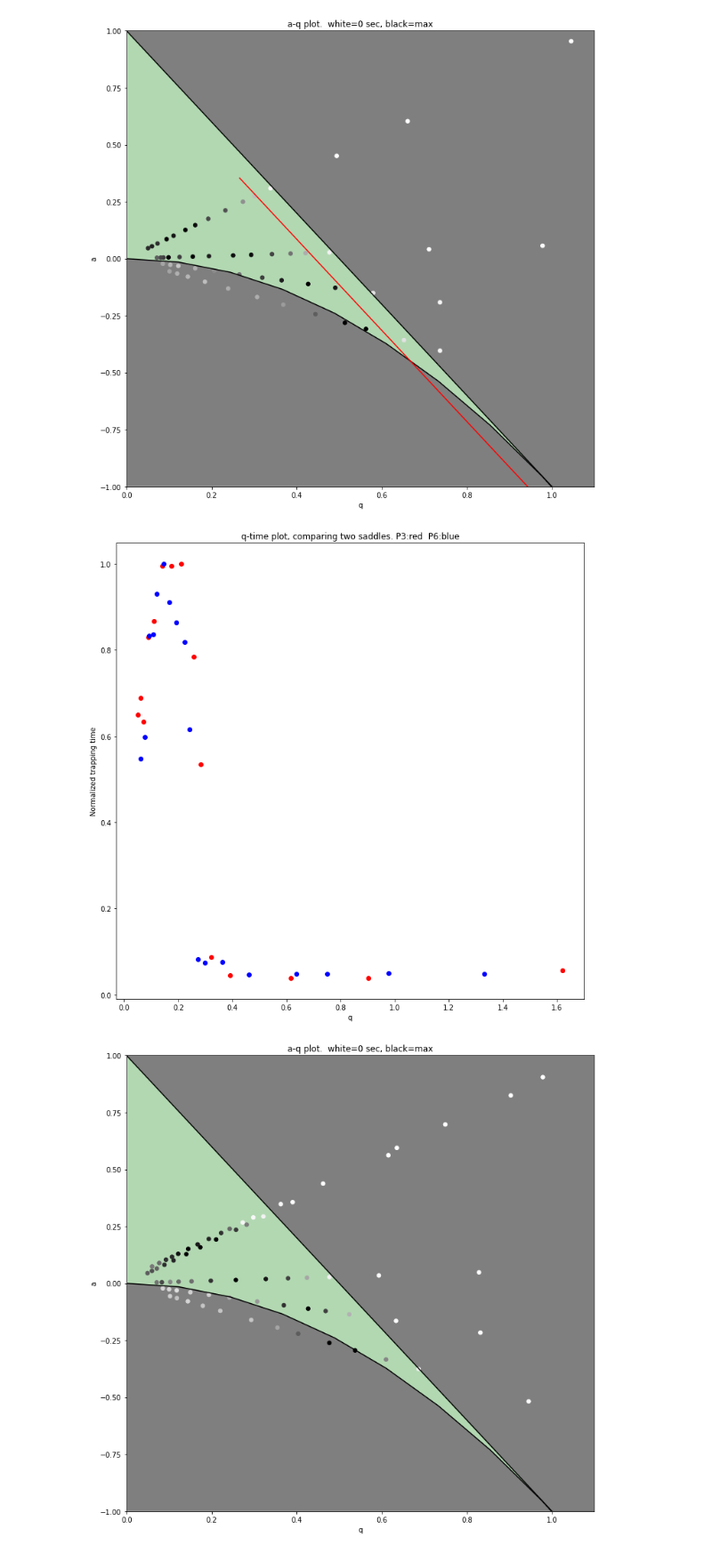
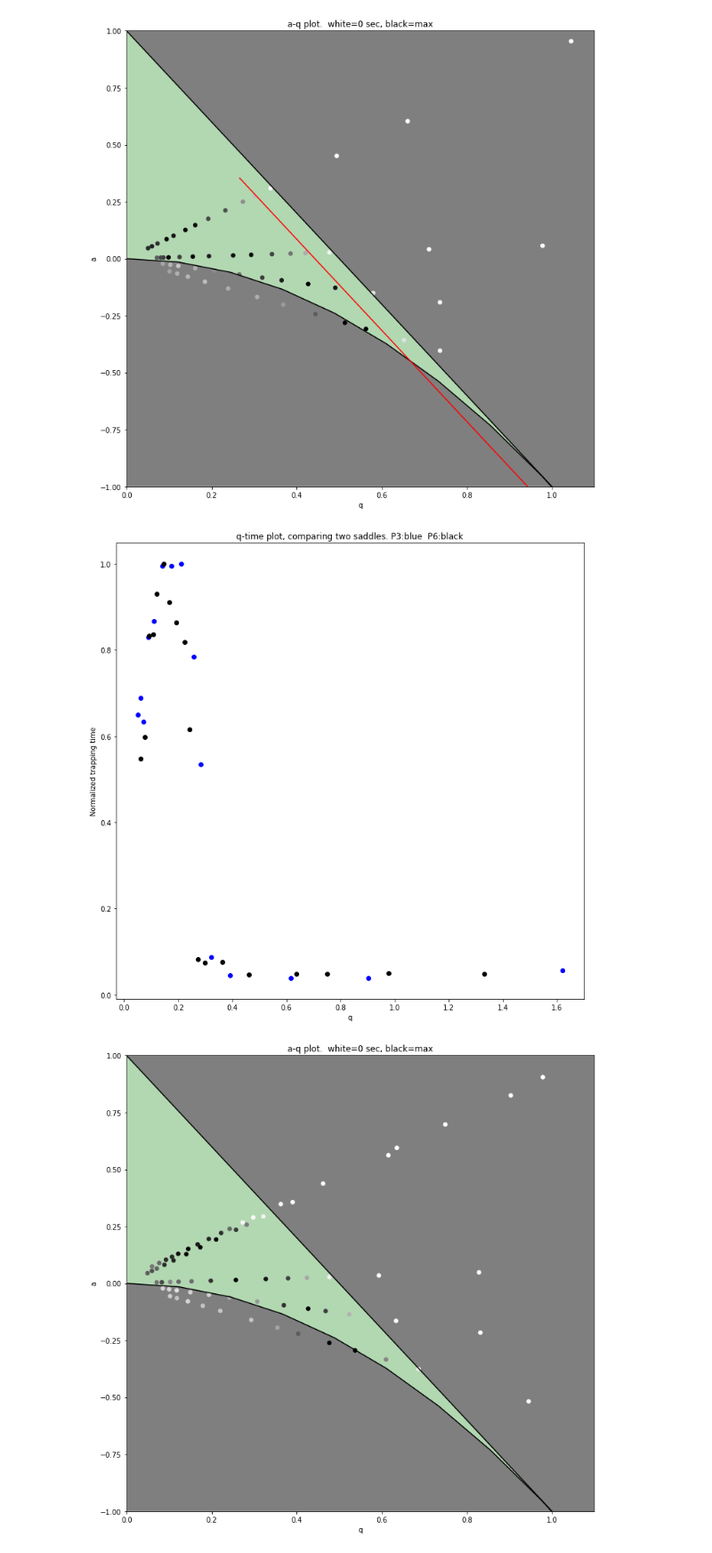
Before and after one commit to roberthart56/SCFAB, a Jupyter notebook: SC_lab/Projects/rotating_saddle/Measurements/Plotting/Plotting_example.ipynb, the cells around one changed output. Shown at 89% size. Saved outputs shown, nothing was run; the diff lists cells and outputs as text; code cells hidden in the pictures.

```diff
--- a/SC_lab/Projects/rotating_saddle/Measurements/Plotting/Plotting_example.ipynb
+++ b/SC_lab/Projects/rotating_saddle/Measurements/Plotting/Plotting_example.ipynb
@@ -316,35 +316,35 @@ a_p4 = q_p4 * slope_p4
 a_p5 = q_p5 * slope_p5
 a_p6 = q_p6 * slope_p6
 
 fig = plt.figure(figsize=(12, 12))
-plt.title('q-time plot, comparing two saddles. P3:red  P6:blue')
+plt.title('q-time plot, comparing two saddles. P3:blue  P6:black')
 plt.xlabel('q')
 plt.ylabel('Normalized trapping time')
 
-plt.plot(q_p3, data_p3/data_p3.max(),  'ro')
-plt.plot(q_p6, data_p6/data_p6.max(), 'bo')
+plt.plot(q_p3, data_p3/data_p3.max(),  'bo')
+plt.plot(q_p6, data_p6/data_p6.max(), 'ko')
 
 plt.show()
 
 
 fig = plt.figure(figsize=(12, 12))
 plt.title('a-q plot.  white=0 sec, black=max')
 plt.xlabel('q')
 plt.ylabel('a')
 plt.plot(q,line1, 'k')
 plt.plot(q,line2, 'k')
 plt.fill_between(q, line1, 1, facecolor='black', alpha=0.5)
 plt.fill_between(q, -1, line2, facecolor='black', alpha=0.5)
 plt.fill_between(q, line1, line2, facecolor='green', alpha=0.3)
 plt.scatter(q_p2, a_p2, c=1-data_n_p2, s=30)
 plt.scatter(q_p3, a_p3, c=1-data_n_p3, s=30)
 plt.scatter(q_p6, a_p6+0.02, c=1-data_n_p6, s=30)
 plt.scatter(q_p4, a_p4, c=1-data_n_p4, s=30)
 plt.scatter(q_p5, a_p5, c=1-data_n_p5, s=30)
 plt.gray()
 plt.xlim([0, 1.1])
 plt.ylim([-1, 1])
 plt.show()
 # %% [output]
-[figure, old version]
+[figure, new version]
 [figure]
```
Also changed, not shown: 1 other file.
